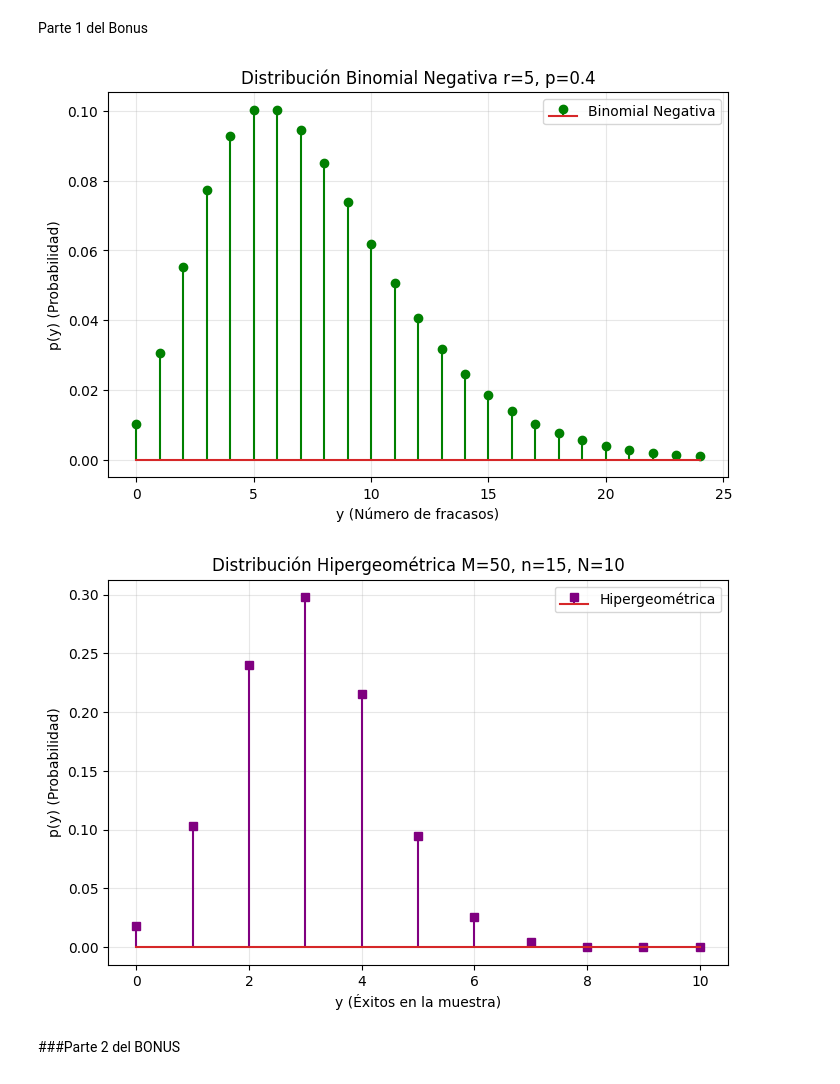
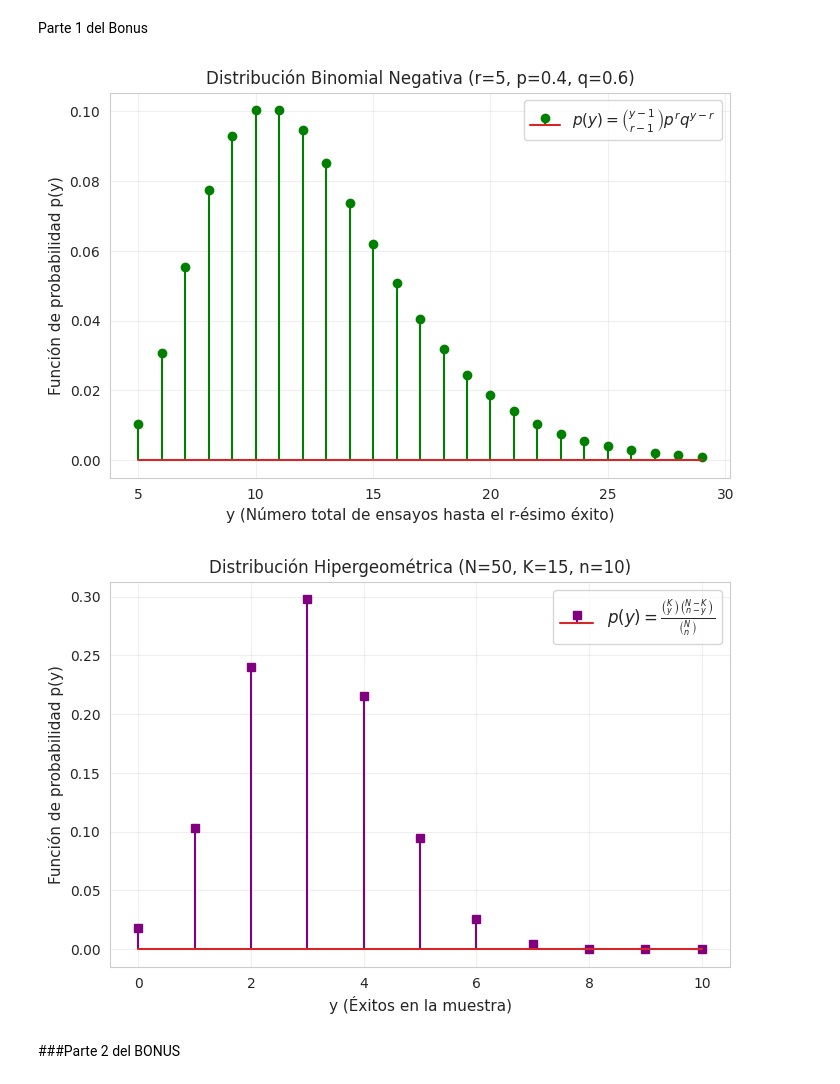
Before and after one commit to lizza-mar/Bonus-2, a Jupyter notebook: Bonus_2.ipynb, the cells around one changed output. Cells and saved outputs as stored; diff of their text form; code cells hidden in the pictures.

```diff
--- a/Bonus_2.ipynb
+++ b/Bonus_2.ipynb
@@ -5,69 +5,75 @@ Parte 1 del Bonus
 # %%
 import numpy as np  # Importa la librería numpy para manejar arreglos numéricos
 import matplotlib.pyplot as plt  # Importa matplotlib para crear las gráficas
 from scipy.stats import nbinom  # Importa la función de la Distribución Binomial Negativa
 
 # Parámetros de la distribución
-r = 5  # Número de éxitos requeridos (equivalente a 'n' en scipy)
+r = 5  # Número de éxitos requeridos
 p = 0.4  # Probabilidad de éxito en cada ensayo
+q = 1 - p  # Probabilidad de fracaso
 
-# Definimos el rango de valores posibles para 'y' (número de fracasos antes de r éxitos)
-y = np.arange(0, 25)  # Crea un arreglo de enteros desde 0 hasta 24
+# Definimos los fracasos (0 a 24) y los convertimos al total de ensayos Y (r, r+1, r+2...)
+fracasos = np.arange(0, 25)
+y = fracasos + r  # Total de ensayos realizados hasta obtener el r-ésimo éxito
 
 # Calculamos las probabilidades teóricas p(y)
-py = nbinom.pmf(y, r, p)  # Calcula la Función de Masa de Probabilidad (PMF) para cada valor de y
+py = nbinom.pmf(fracasos, r, p)  # Calcula la Función de Masa de Probabilidad (PMF)
 
 # Graficando la distribución de probabilidad
-plt.figure(figsize=(8, 5))  # Crea una figura o lienzo de 8x5 pulgadas
+plt.figure(figsize=(8, 5))
 
-plt.title(f"Distribución Binomial Negativa r={r}, p={p}")  # Agrega el título dinámico con los parámetros
+plt.title(f"Distribución Binomial Negativa (r={r}, p={p}, q={q:.1f})", fontsize=12)
 
-# Grafica los puntos y líneas verticales (gráfico de tallo)
-plt.stem(y, py, markerfmt='o', linefmt='green', label='Binomial Negativa')  # Dibuja los tallos en verde con círculos
+# Grafica los tallos agregando la función de probabilidad p(y) en la leyenda
+plt.stem(
+    y, py, markerfmt='go', linefmt='green',
+    label=r'$p(y) = \binom{y-1}{r-1} p^r q^{y-r}$'
+)
 
-plt.xlabel("y (Número de fracasos)")  # Etiqueta el eje horizontal (X)
-plt.ylabel("p(y) (Probabilidad)")  # Etiqueta el eje vertical (Y)
+plt.xlabel("y (Número total de ensayos hasta el r-ésimo éxito)", fontsize=11)
+plt.ylabel("Función de probabilidad p(y)", fontsize=11)
 
-# Estilo adicional para completar el gráfico
-plt.legend()  # Muestra el recuadro con la etiqueta 'Binomial Negativa'
-plt.grid(True, alpha=0.3)  # Agrega una cuadrícula de fondo con transparencia del 30%
-plt.show()  # Despliega el gráfico final en pantalla
+plt.legend(fontsize=11)
+plt.grid(True, alpha=0.3)
+plt.show()
 # %% [output]
-[figure, old version]
+[figure, new version]
 # %%
 import numpy as np  # Importa la librería numpy para manejar arreglos numéricos
 import matplotlib.pyplot as plt  # Importa matplotlib para crear las gráficas
 from scipy.stats import hypergeom  # Importa la función de la Distribución Hipergeométrica
 
-# Parámetros de la distribución
-M = 50  # Tamaño total de la población (ej. total de cartas o piezas)
-n = 15  # Número total de elementos de éxito en la población
-N = 10  # Tamaño de la muestra extraída (sin reemplazo)
+# Parámetros de la distribución (usando la misma notación N, K, n de tu tabla)
+N = 50  # Tamaño total de la población
+K = 15  # Cantidad total de elementos de tipo "éxito" en toda la población
+n = 10  # Tamaño de la muestra extraída (sin reemplazo)
 
 # Definimos el rango de valores posibles para 'y' (éxitos en la muestra)
-# El mínimo posible es max(0, N - (M - n)) y el máximo es min(n, N)
-y = np.arange(max(0, N - (M - n)), min(n, N) + 1)  # Genera los valores válidos que puede tomar y
+# El mínimo posible es max(0, n - (N - K)) y el máximo es min(K, n)
+y = np.arange(max(0, n - (N - K)), min(K, n) + 1)
 
 # Calculamos las probabilidades teóricas p(y)
-py = hypergeom.pmf(y, M, n, N)  # Calcula la Función de Masa de Probabilidad (PMF) hipergeométrica
+py = hypergeom.pmf(y, N, K, n)  # En scipy el orden es: (y, Población_N, Éxitos_K, Muestra_n)
 
 # Graficando la distribución de probabilidad
-plt.figure(figsize=(8, 5))  # Crea una figura o lienzo de 8x5 pulgadas
+plt.figure(figsize=(8, 5))
 
-plt.title(f"Distribución Hipergeométrica M={M}, n={n}, N={N}")  # Agrega el título con los parámetros actuales
+plt.title(f"Distribución Hipergeométrica (N={N}, K={K}, n={n})", fontsize=12)
 
-# Grafica los puntos y líneas verticales (gráfico de tallo)
-plt.stem(y, py, markerfmt='s', linefmt='purple', label='Hipergeométrica')  # Dibuja los tallos en morado con cuadrados ('s')
+# Grafica los tallos agregando la función de probabilidad p(y) en la leyenda
+plt.stem(
+    y, py, markerfmt='s', linefmt='purple',
+    label=r'$p(y) = \frac{\binom{K}{y} \binom{N-K}{n-y}}{\binom{N}{n}}$'
+)
 
-plt.xlabel("y (Éxitos en la muestra)")  # Etiqueta el eje horizontal (X)
-plt.ylabel("p(y) (Probabilidad)")  # Etiqueta el eje vertical (Y)
+plt.xlabel("y (Éxitos en la muestra)", fontsize=11)
+plt.ylabel("Función de probabilidad p(y)", fontsize=11)
 
-# Estilo adicional para completar el gráfico
-plt.legend()  # Muestra el recuadro con la etiqueta 'Hipergeométrica'
-plt.grid(True, alpha=0.3)  # Agrega una cuadrícula de fondo con transparencia del 30%
-plt.show()  # Despliega el gráfico final en pantalla
+plt.legend(fontsize=12)
+plt.grid(True, alpha=0.3)
+plt.show()
 # %% [output]
-[figure, old version]
+[figure, new version]
 # %% [markdown]
 ###Parte 2 del BONUS
 # %%
```
Also changed, not shown: parts of 4 cells of this notebook.
